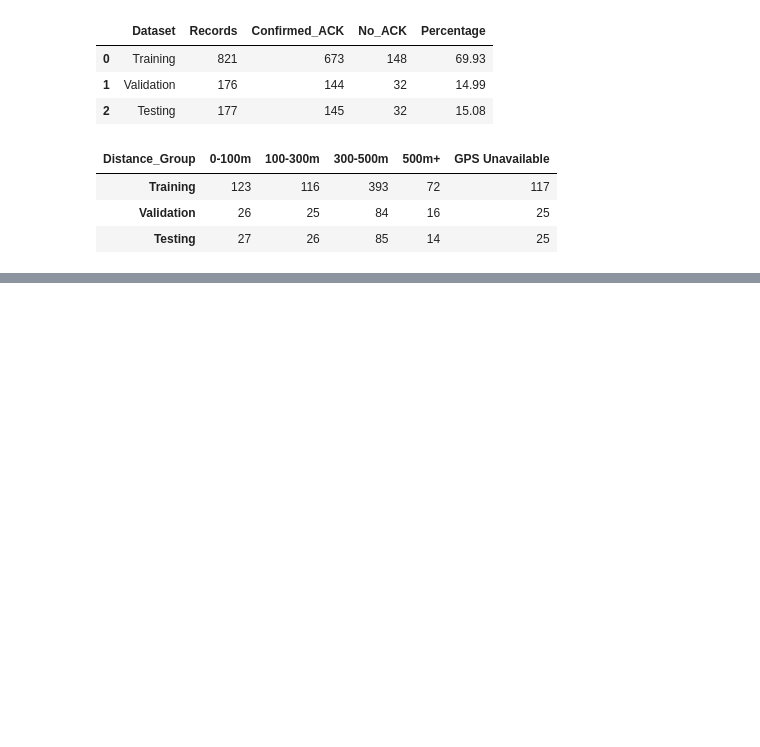
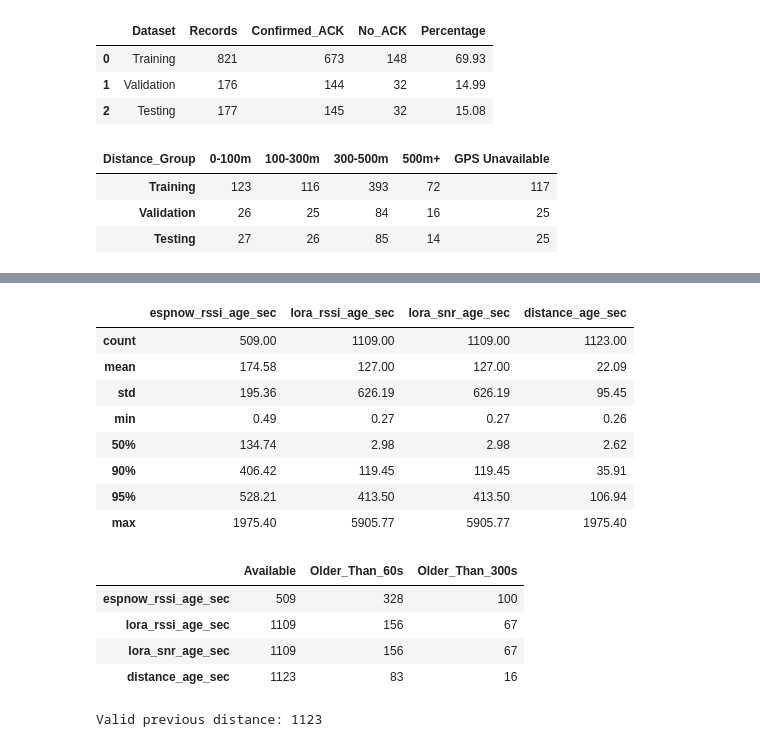
Before and after one commit to VirajKosala/Intelligent-Link-Quality-Prediction, a Jupyter notebook: Intelligent_Link_Quality_Prediction.ipynb, the cells around one changed output, grey strips where cells are left out. Saved outputs shown, nothing was run; the diff lists cells and outputs as text; code cells hidden in the pictures; blank space fills up the shorter version.

Commit message:
Implement historical communication feature engineering, validate signal freshness, and prepare ML training datasets

```diff
--- a/Intelligent_Link_Quality_Prediction.ipynb
+++ b/Intelligent_Link_Quality_Prediction.ipynb
@@ -1212,0 +1336,74 @@ display(distance_coverage)
+# %%
+
+history_df["valid_distance"] = history_df["distance_m"].where(
+    history_df["distance_usable"]
+)
+
+history_df["previous_distance"] = history_df.groupby(
+    group_columns, dropna=False
+)["valid_distance"].transform(
+    lambda s: s.ffill().shift(1)
+)
+
+age_sources = {
+    "espnow_rssi_dbm": "espnow_rssi_age_sec",
+    "lora_rssi_dbm": "lora_rssi_age_sec",
+    "lora_snr_db": "lora_snr_age_sec",
+    "valid_distance": "distance_age_sec"
+}
+
+for source, target in age_sources.items():
+    history_df["_measurement_time"] = history_df[
+        "pc_timestamp"
+    ].where(history_df[source].notna())
+
+    previous_time = history_df.groupby(
+        group_columns, dropna=False
+    )["_measurement_time"].transform(
+        lambda s: s.ffill().shift(1)
+    )
+
+    history_df[target] = (
+        history_df["pc_timestamp"] - previous_time
+    ).dt.total_seconds()
+
+history_df.drop(columns=["_measurement_time"], inplace=True)
+
+age_summary = history_df[
+    list(age_sources.values())
+].describe(percentiles=[0.5, 0.9, 0.95]).round(2)
+
+display(age_summary)
+
+stale_summary = pd.DataFrame({
+    "Available": history_df[list(age_sources.values())].notna().sum(),
+    "Older_Than_60s": (
+        history_df[list(age_sources.values())] > 60
+    ).sum(),
+    "Older_Than_300s": (
+        history_df[list(age_sources.values())] > 300
+    ).sum()
+})
+
+display(stale_summary)
+
+print(
+    "Valid previous distance:",
+    history_df["previous_distance"].notna().sum()
+)
+# %% [output]
+|  | espnow_rssi_age_sec | lora_rssi_age_sec | lora_snr_age_sec | distance_age_sec |
+| count | 509.00 | 1109.00 | 1109.00 | 1123.00 |
+| mean | 174.58 | 127.00 | 127.00 | 22.09 |
+| std | 195.36 | 626.19 | 626.19 | 95.45 |
+| min | 0.49 | 0.27 | 0.27 | 0.26 |
+| 50% | 134.74 | 2.98 | 2.98 | 2.62 |
+| 90% | 406.42 | 119.45 | 119.45 | 35.91 |
+| 95% | 528.21 | 413.50 | 413.50 | 106.94 |
+| max | 1975.40 | 5905.77 | 5905.77 | 1975.40 |
+|  | Available | Older_Than_60s | Older_Than_300s |
+| espnow_rssi_age_sec | 509 | 328 | 100 |
+| lora_rssi_age_sec | 1109 | 156 | 67 |
+| lora_snr_age_sec | 1109 | 156 | 67 |
+| distance_age_sec | 1123 | 83 | 16 |
+Valid previous distance: 1123
```
Also changed, not shown: parts of 11 cells of this notebook.
